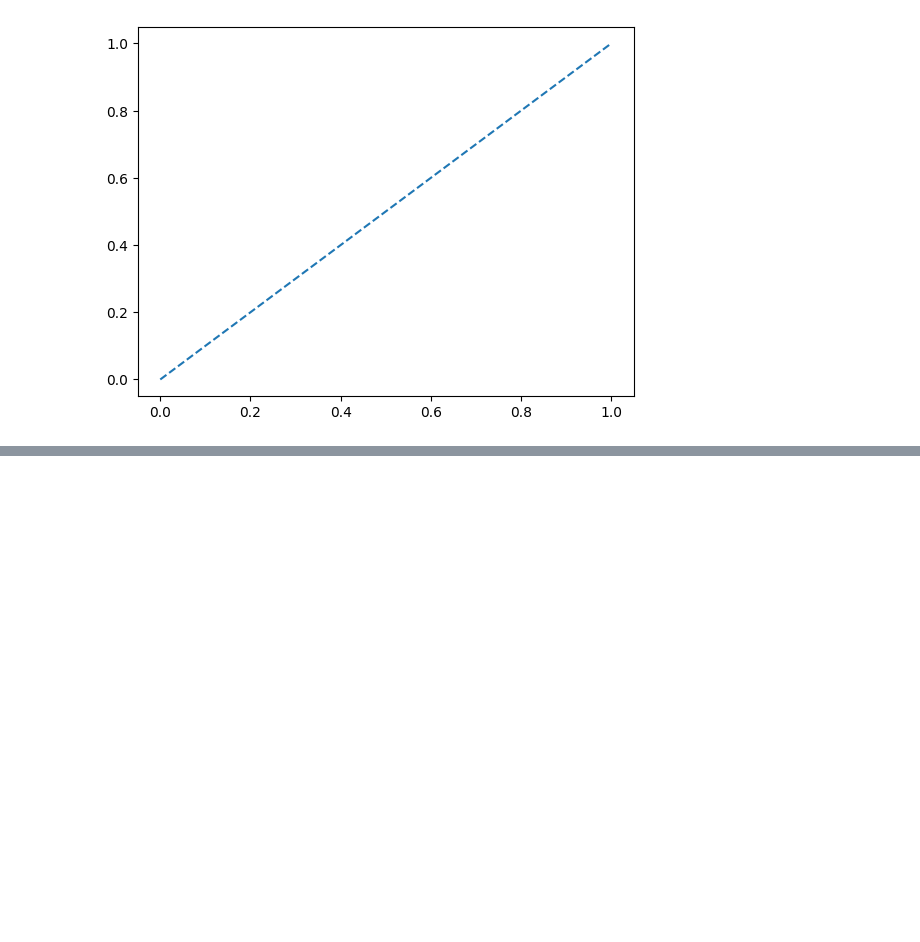
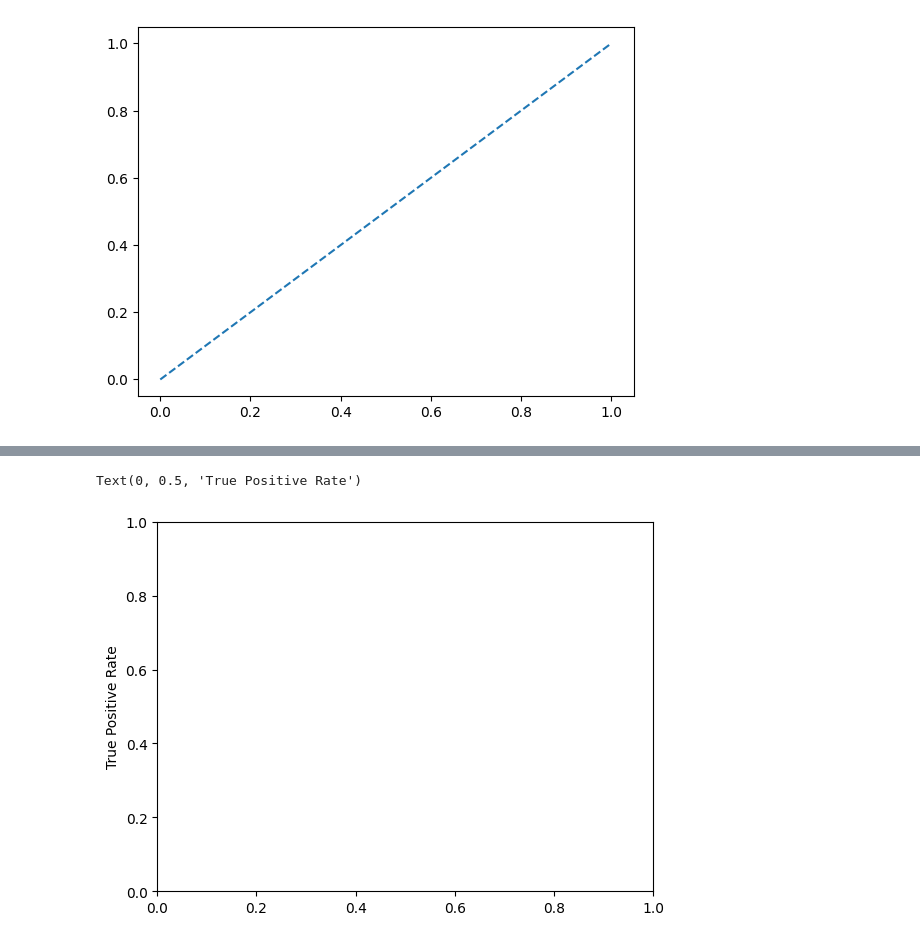
Before and after one commit to adityaupadhayay066-droid/ybi-Foundation-internship-project, a Jupyter notebook: Cancer_prediction.ipynb, the cells around one changed output, grey strips where cells are left out. Cells and saved outputs as stored; diff of their text form; code cells hidden in the pictures; blank space fills up the shorter version.

Commit message:
add True Positive Rate label to y-axis

```diff
--- a/Cancer_prediction.ipynb
+++ b/Cancer_prediction.ipynb
@@ -235,0 +239,5 @@ plt.xlabel("False Positive Rate")
+# %%
+plt.ylabel("True Positive Rate")
+# %% [output]
+Text(0, 0.5, 'True Positive Rate')
+[figure, added]
```
Also changed, not shown: parts of 1 cell of this notebook.
